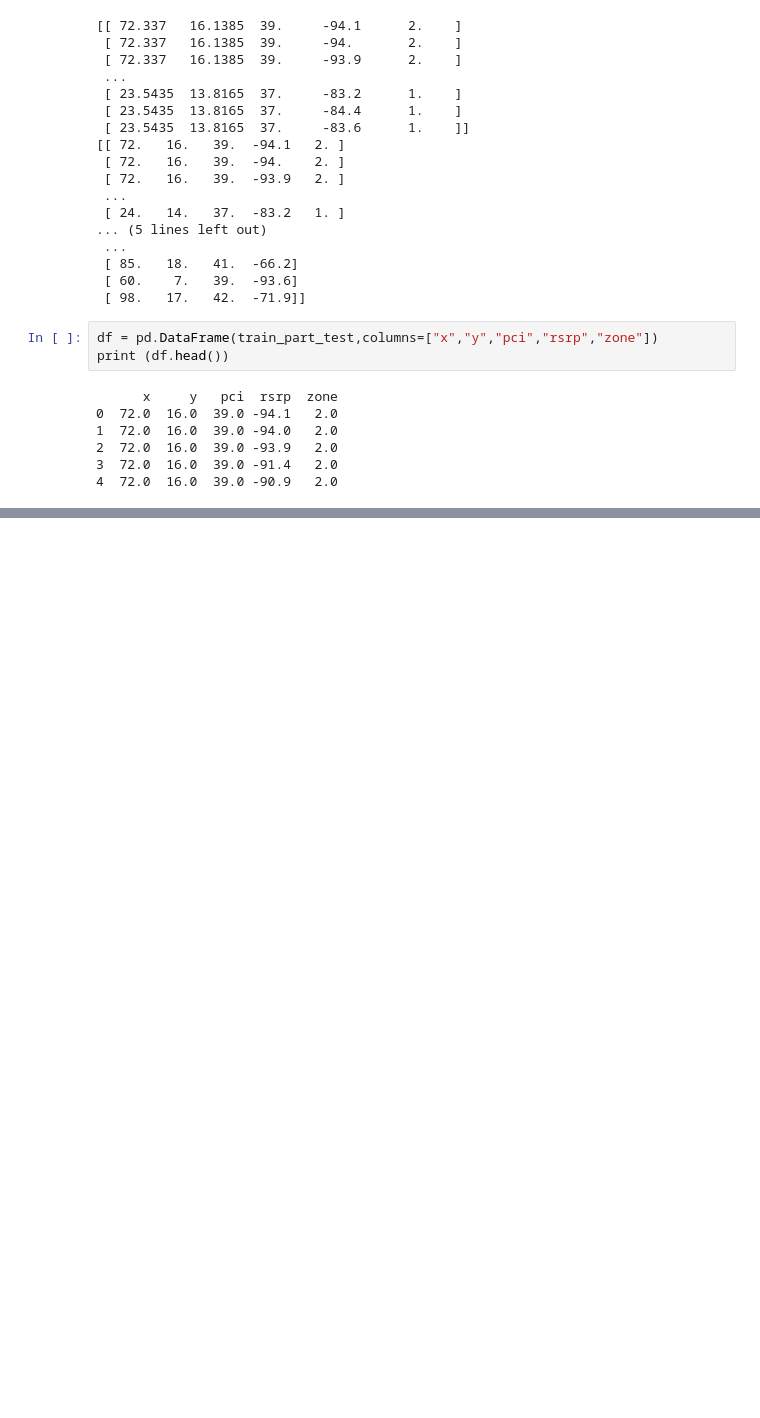
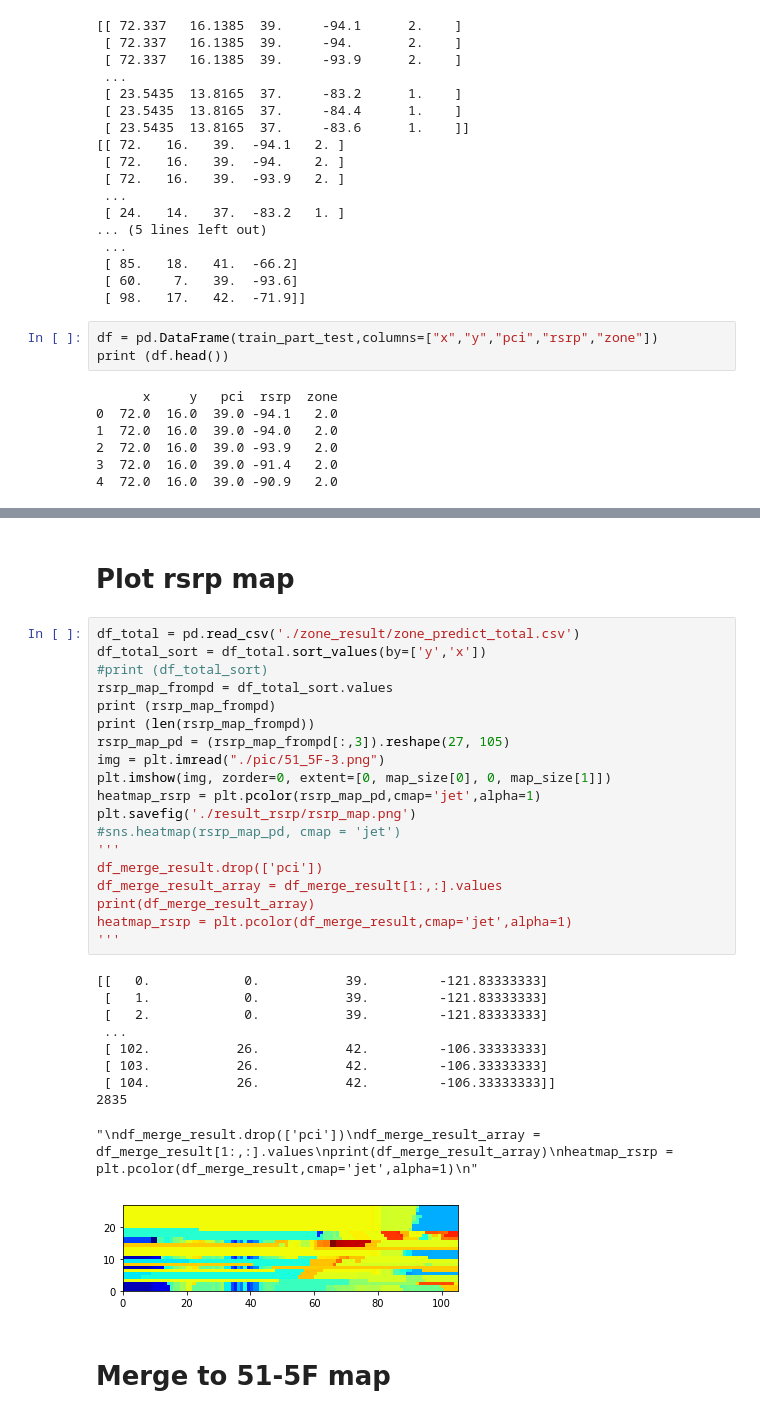
Before and after one commit to KJtiming/RadioMap, a Jupyter notebook: data_zone.ipynb, the cells around one changed output, grey strips where cells are left out. Cells and saved outputs as stored; diff of their text form; blank space fills up the shorter version.

```diff
--- a/data_zone.ipynb
+++ b/data_zone.ipynb
@@ -361,0 +317,36 @@ np.savetxt('train_data_part.csv', train_data_part, delimiter=',', fmt='%f')
+# %% [markdown]
+Plot rsrp map
+===
+# %%
+df_total = pd.read_csv('./zone_result/zone_predict_total.csv')
+df_total_sort = df_total.sort_values(by=['y','x'])
+#print (df_total_sort)
+rsrp_map_frompd = df_total_sort.values
+print (rsrp_map_frompd)
+print (len(rsrp_map_frompd))
+rsrp_map_pd = (rsrp_map_frompd[:,3]).reshape(27, 105)
+img = plt.imread("./pic/51_5F-3.png")
+plt.imshow(img, zorder=0, extent=[0, map_size[0], 0, map_size[1]])
+heatmap_rsrp = plt.pcolor(rsrp_map_pd,cmap='jet',alpha=1)
+plt.savefig('./result_rsrp/rsrp_map.png')
+#sns.heatmap(rsrp_map_pd, cmap = 'jet')
+'''
+df_merge_result.drop(['pci'])
+df_merge_result_array = df_merge_result[1:,:].values
+print(df_merge_result_array)
+heatmap_rsrp = plt.pcolor(df_merge_result,cmap='jet',alpha=1)
+'''
+# %% [output]
+[[   0.            0.           39.         -121.83333333]
+ [   1.            0.           39.         -121.83333333]
+ [   2.            0.           39.         -121.83333333]
+ ...
+ [ 102.           26.           42.         -106.33333333]
+ [ 103.           26.           42.         -106.33333333]
+ [ 104.           26.           42.         -106.33333333]]
+2835
+"\ndf_merge_result.drop(['pci'])\ndf_merge_result_array = df_merge_result[1:,:].values\nprint(df_merge_result_array)\nheatmap_rsrp = plt.pcolor(df_merge_result,cmap='jet',alpha=1)\n"
+[figure, added]
+# %% [markdown]
+Merge to 51-5F map
+===
```
Also changed, not shown: parts of 11 cells of this notebook.
